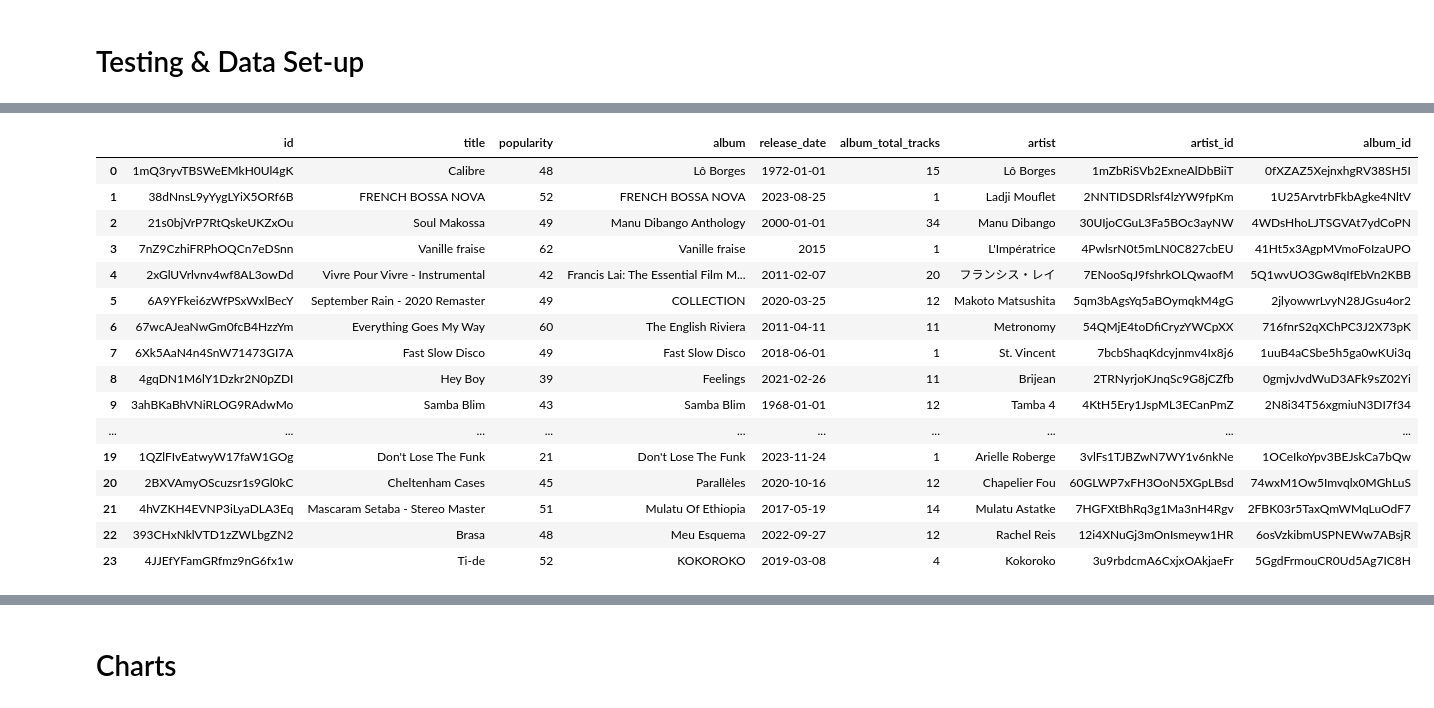
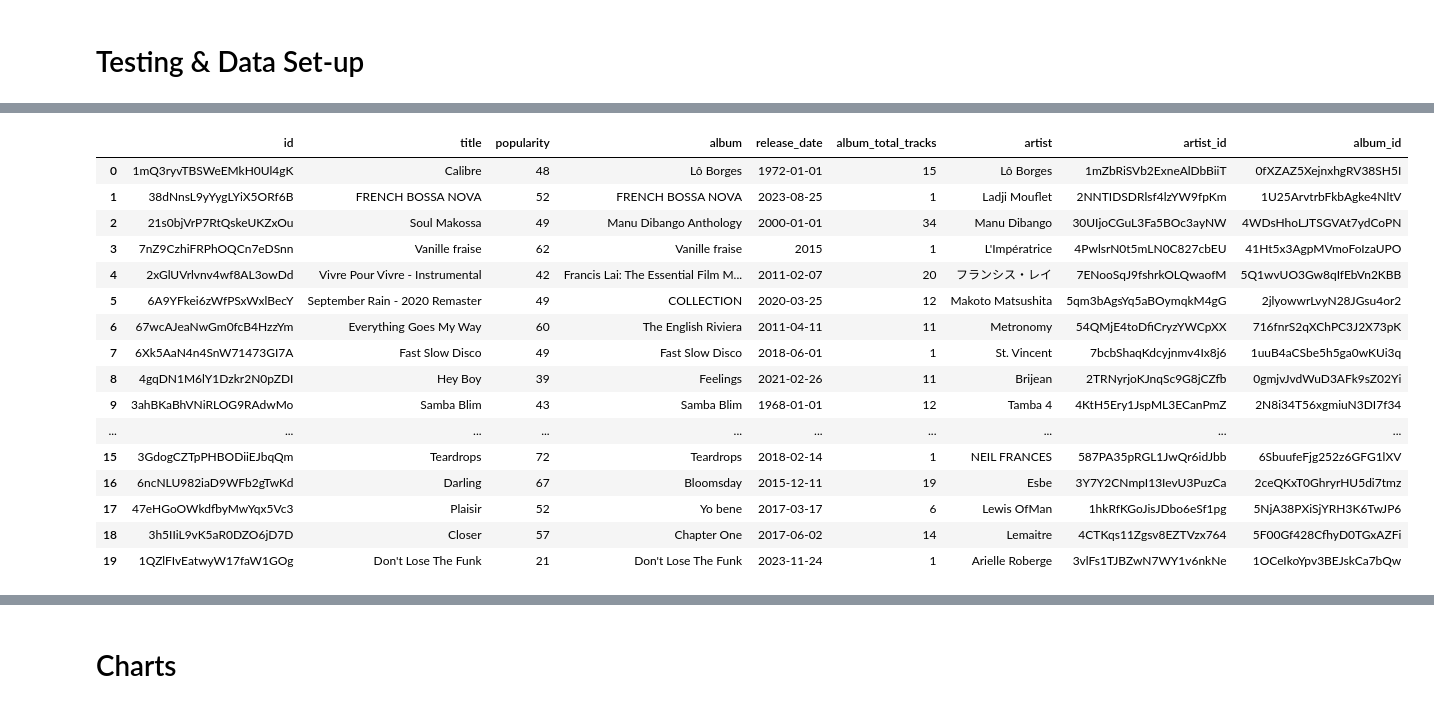
Before and after one commit to kmk9461/advanced_python, a Jupyter notebook: fetching-spotify-data .ipynb, the cells around one changed output, grey strips where cells are left out. Saved outputs shown, nothing was run; the diff lists cells and outputs as text; code cells hidden in the pictures.

```diff
--- a/fetching-spotify-data .ipynb
+++ b/fetching-spotify-data .ipynb
@@ -254,5 +263,5 @@ info, df_tracks = dfPlaylist(playlist)
 elapsed_time = time.process_time() - t
 print('Time elapsed:', elapsed_time,'s')
 
-df_tracks.head(100)
+df_tracks.head(20)
 # %% [output]
@@ -260,20 +269,20 @@ Time elapsed: 0.035529000000000366 s
 |  | id | title | popularity | album | release_date | album_total_tracks | artist | artist_id | album_id |
 | 0 | 1mQ3ryvTBSWeEMkH0Ul4gK | Calibre | 48 | Lô Borges | 1972-01-01 | 15 | Lô Borges | 1mZbRiSVb2ExneAlDbBiiT | 0fXZAZ5XejnxhgRV38SH5I |
 | 1 | 38dNnsL9yYygLYiX5ORf6B | FRENCH BOSSA NOVA | 52 | FRENCH BOSSA NOVA | 2023-08-25 | 1 | Ladji Mouflet | 2NNTIDSDRlsf4lzYW9fpKm | 1U25ArvtrbFkbAgke4NltV |
 | 2 | 21s0bjVrP7RtQskeUKZxOu | Soul Makossa | 49 | Manu Dibango Anthology | 2000-01-01 | 34 | Manu Dibango | 30UIjoCGuL3Fa5BOc3ayNW | 4WDsHhoLJTSGVAt7ydCoPN |
 | 3 | 7nZ9CzhiFRPhOQCn7eDSnn | Vanille fraise | 62 | Vanille fraise | 2015 | 1 | L'Impératrice | 4PwlsrN0t5mLN0C827cbEU | 41Ht5x3AgpMVmoFoIzaUPO |
 | 4 | 2xGlUVrlvnv4wf8AL3owDd | Vivre Pour Vivre - Instrumental | 42 | Francis Lai: The Essential Film M... | 2011-02-07 | 20 | フランシス・レイ | 7ENooSqJ9fshrkOLQwaofM | 5Q1wvUO3Gw8qIfEbVn2KBB |
 | 5 | 6A9YFkei6zWfPSxWxlBecY | September Rain - 2020 Remaster | 49 | COLLECTION | 2020-03-25 | 12 | Makoto Matsushita | 5qm3bAgsYq5aBOymqkM4gG | 2jlyowwrLvyN28JGsu4or2 |
 | 6 | 67wcAJeaNwGm0fcB4HzzYm | Everything Goes My Way | 60 | The English Riviera | 2011-04-11 | 11 | Metronomy | 54QMjE4toDfiCryzYWCpXX | 716fnrS2qXChPC3J2X73pK |
 | 7 | 6Xk5AaN4n4SnW71473GI7A | Fast Slow Disco | 49 | Fast Slow Disco | 2018-06-01 | 1 | St. Vincent | 7bcbShaqKdcyjnmv4Ix8j6 | 1uuB4aCSbe5h5ga0wKUi3q |
 | 8 | 4gqDN1M6lY1Dzkr2N0pZDI | Hey Boy | 39 | Feelings | 2021-02-26 | 11 | Brijean | 2TRNyrjoKJnqSc9G8jCZfb | 0gmjvJvdWuD3AFk9sZ02Yi |
 | 9 | 3ahBKaBhVNiRLOG9RAdwMo | Samba Blim | 43 | Samba Blim | 1968-01-01 | 12 | Tamba 4 | 4KtH5Ery1JspML3ECanPmZ | 2N8i34T56xgmiuN3DI7f34 |
 | ... | ... | ... | ... | ... | ... | ... | ... | ... | ... |
+| 15 | 3GdogCZTpPHBODiiEJbqQm | Teardrops | 72 | Teardrops | 2018-02-14 | 1 | NEIL FRANCES | 587PA35pRGL1JwQr6idJbb | 6SbuufeFjg252z6GFG1lXV |
+| 16 | 6ncNLU982iaD9WFb2gTwKd | Darling | 67 | Bloomsday | 2015-12-11 | 19 | Esbe | 3Y7Y2CNmpI13IevU3PuzCa | 2ceQKxT0GhryrHU5di7tmz |
+| 17 | 47eHGoOWkdfbyMwYqx5Vc3 | Plaisir | 52 | Yo bene | 2017-03-17 | 6 | Lewis OfMan | 1hkRfKGoJisJDbo6eSf1pg | 5NjA38PXiSjYRH3K6TwJP6 |
+| 18 | 3h5IIiL9vK5aR0DZO6jD7D | Closer | 57 | Chapter One | 2017-06-02 | 14 | Lemaitre | 4CTKqs11Zgsv8EZTVzx764 | 5F00Gf428CfhyD0TGxAZFi |
 | 19 | 1QZlFIvEatwyW17faW1GOg | Don't Lose The Funk | 21 | Don't Lose The Funk | 2023-11-24 | 1 | Arielle Roberge | 3vlFs1TJBZwN7WY1v6nkNe | 1OCeIkoYpv3BEJskCa7bQw |
-| 20 | 2BXVAmyOScuzsr1s9Gl0kC | Cheltenham Cases | 45 | Parallèles | 2020-10-16 | 12 | Chapelier Fou | 60GLWP7xFH3OoN5XGpLBsd | 74wxM1Ow5Imvqlx0MGhLuS |
-| 21 | 4hVZKH4EVNP3iLyaDLA3Eq | Mascaram Setaba - Stereo Master | 51 | Mulatu Of Ethiopia | 2017-05-19 | 14 | Mulatu Astatke | 7HGFXtBhRq3g1Ma3nH4Rgv | 2FBK03r5TaxQmWMqLuOdF7 |
-| 22 | 393CHxNklVTD1zZWLbgZN2 | Brasa | 48 | Meu Esquema | 2022-09-27 | 12 | Rachel Reis | 12i4XNuGj3mOnIsmeyw1HR | 6osVzkibmUSPNEWw7ABsjR |
-| 23 | 4JJEfYFamGRfmz9nG6fx1w | Ti-de | 52 | KOKOROKO | 2019-03-08 | 4 | Kokoroko | 3u9rbdcmA6CxjxOAkjaeFr | 5GgdFrmouCR0Ud5Ag7IC8H |
 # %%
 # View artist level info of relevant tracks in playlist.
 
```
Also changed, not shown: parts of 19 cells of this notebook, 2 other files.
